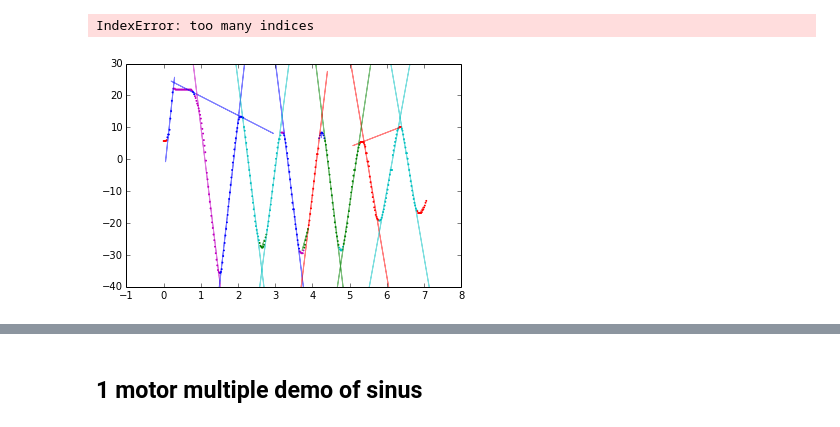
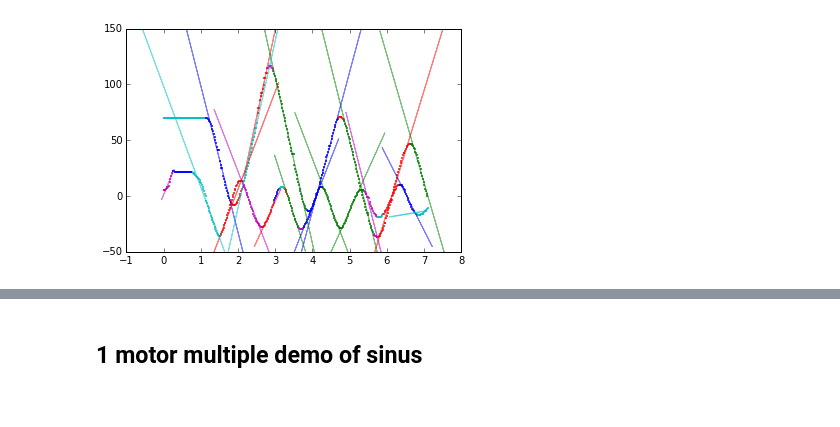
Before and after one commit to show0k/gmm-lbd, a Jupyter notebook: notebooks/generate data.ipynb, the cells around one changed output, grey strips where cells are left out. Drawn from its saved outputs; the diff is of its cells as text; code cells hidden in the pictures.

```diff
--- a/notebooks/generate data.ipynb
+++ b/notebooks/generate data.ipynb
@@ -237,13 +15,0 @@ class Sanitize_records_for_gmm(object):
-# %%
-t1=[1,2,3,4]
-t2=[1.1,2.1,3.5,4.5]
-x1=[6,3,4.5,5]
-x2=[1,4,5,2]
-x11 =[[0,1],[0,2],[0,3],[1,5]]
-
-datas = Sanitize_records_for_gmm()
-datas.add_record(t1,x1)
-datas.add_record(t2,x2)
-datas.plot()
-# %% [output]
-IndexError: too many indices
@@ -250,12 +18,12 @@ IndexError: too many indices
 # %%
 move_m1 = open('records/move_m1.record','r')
 move_m2 = open('records/move_m2.record','r')
 
 datas = Sanitize_records_for_gmm(1)
-m1 = Move.load(move_m1)
-m2 = Move.load(move_m2)
-#datas.add_move(m1)
-datas.add_move(m2)
+
+datas.add_move(move_m1)
+datas.add_move(move_m2)
+
 datas.plot_gmm()
 # %% [output]
-[figure, old version]
+[figure, new version]
```
Also changed, not shown: parts of 11 cells of this notebook, 1 other file.
